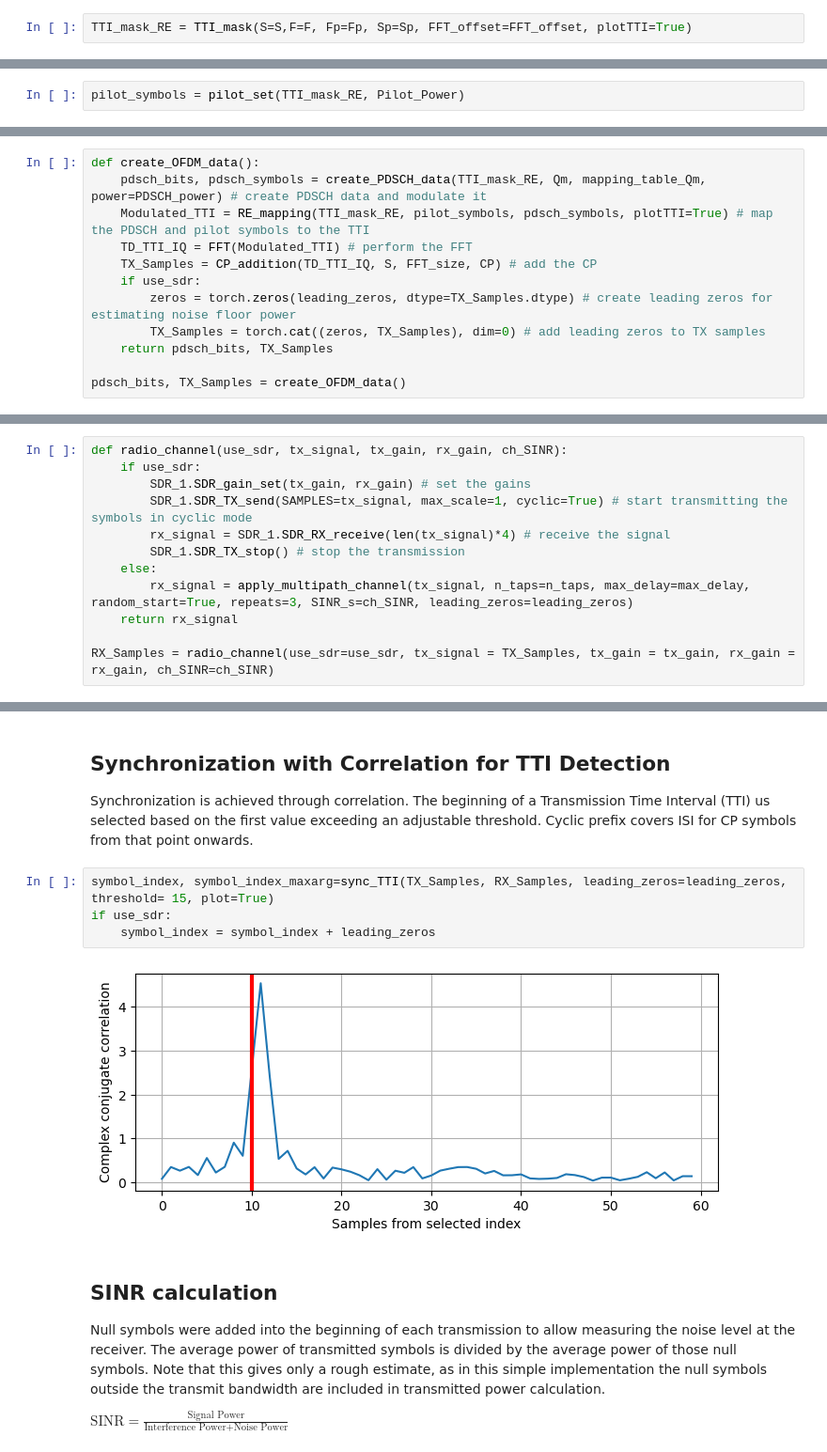
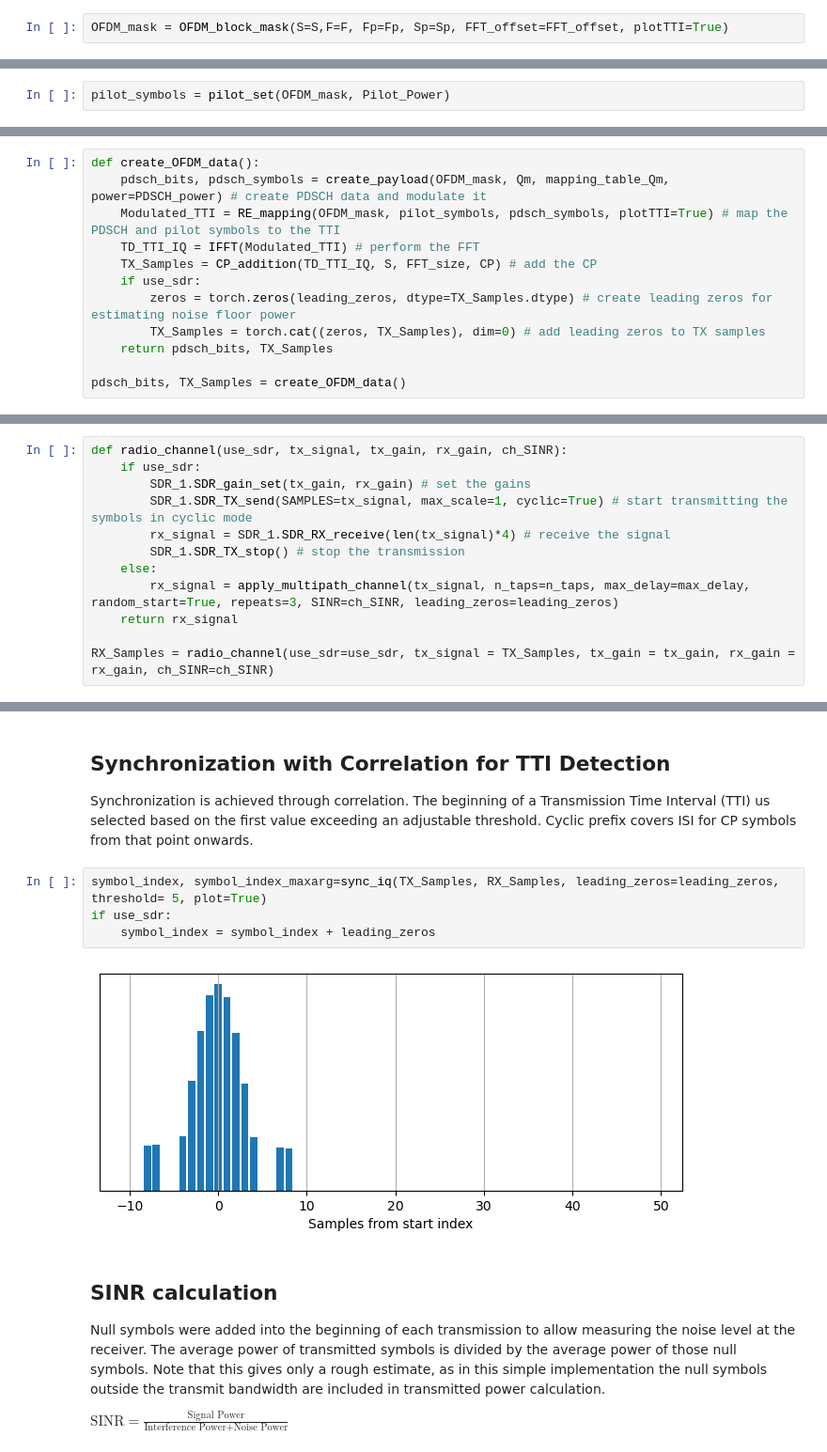
Before and after one commit to rikluost/ofdm-plutosdr-pytorch, a Jupyter notebook: 10-ofdm-example-func.ipynb, the cells around one changed output, grey strips where cells are left out. Shown at 94% size. Saved outputs shown, nothing was run; the diff lists cells and outputs as text.

```diff
--- a/10-ofdm-example-func.ipynb
+++ b/10-ofdm-example-func.ipynb
@@ -82,5 +85,5 @@ A TTI mask represents the allocation of the complex symbols over a specific Tran
 - `1`: The PRB is PDSCH.
 - `2`: Pilot symbols
 # %%
-TTI_mask_RE = TTI_mask(S=S,F=F, Fp=Fp, Sp=Sp, FFT_offset=FFT_offset, plotTTI=True)
+OFDM_mask = OFDM_block_mask(S=S,F=F, Fp=Fp, Sp=Sp, FFT_offset=FFT_offset, plotTTI=True)
 # %% [output]
@@ -90,7 +93,7 @@ TTI_mask_RE = TTI_mask(S=S,F=F, Fp=Fp, Sp=Sp, FFT_offset=FFT_offset, plotTTI=Tru
 
 Pilot symbols are crucial in OFDM systems for reliable data transmission, aiding in channel estimation, synchronization, and error correction at the receiver. They are predefined, known symbols placed at specific intervals across the OFDM frame. Their known properties help the receiver in demodulating and decoding the received signal accurately.
 # %%
-pilot_symbols = pilot_set(TTI_mask_RE, Pilot_Power)
+pilot_symbols = pilot_set(OFDM_mask, Pilot_Power)
 # %% [markdown]
 ## Start the SDR
 
@@ -107,9 +109,9 @@ if use_sdr:
 Here a single data stream is created, modulated, FFT is applied, and cyclic prefix is added.
 # %%
 def create_OFDM_data():
-    pdsch_bits, pdsch_symbols = create_PDSCH_data(TTI_mask_RE, Qm, mapping_table_Qm, power=PDSCH_power) # create PDSCH data and modulate it
-    Modulated_TTI = RE_mapping(TTI_mask_RE, pilot_symbols, pdsch_symbols, plotTTI=True) # map the PDSCH and pilot symbols to the TTI
-    TD_TTI_IQ = FFT(Modulated_TTI) # perform the FFT
+    pdsch_bits, pdsch_symbols = create_payload(OFDM_mask, Qm, mapping_table_Qm, power=PDSCH_power) # create PDSCH data and modulate it
+    Modulated_TTI = RE_mapping(OFDM_mask, pilot_symbols, pdsch_symbols, plotTTI=True) # map the PDSCH and pilot symbols to the TTI
+    TD_TTI_IQ = IFFT(Modulated_TTI) # perform the FFT
     TX_Samples = CP_addition(TD_TTI_IQ, S, FFT_size, CP) # add the CP
     if use_sdr:
         zeros = torch.zeros(leading_zeros, dtype=TX_Samples.dtype) # create leading zeros for estimating noise floor power
@@ -129,7 +131,7 @@ def radio_channel(use_sdr, tx_signal, tx_gain, rx_gain, ch_SINR):
         rx_signal = SDR_1.SDR_RX_receive(len(tx_signal)*4) # receive the signal
         SDR_1.SDR_TX_stop() # stop the transmission
     else:
-        rx_signal = apply_multipath_channel(tx_signal, n_taps=n_taps, max_delay=max_delay, random_start=True, repeats=3, SINR_s=ch_SINR, leading_zeros=leading_zeros)
+        rx_signal = apply_multipath_channel(tx_signal, n_taps=n_taps, max_delay=max_delay, random_start=True, repeats=3, SINR=ch_SINR, leading_zeros=leading_zeros)
     return rx_signal
 
 RX_Samples = radio_channel(use_sdr=use_sdr, tx_signal = TX_Samples, tx_gain = tx_gain, rx_gain = rx_gain, ch_SINR=ch_SINR)
@@ -148,11 +150,11 @@ PSD_plot(RX_Samples, SampleRate, SDR_TX_Frequency, 'RX')
 
 Synchronization is achieved through correlation. The beginning of a Transmission Time Interval (TTI) us selected based on the first value exceeding an adjustable threshold. Cyclic prefix covers ISI for CP symbols from that point onwards.
 # %%
-symbol_index, symbol_index_maxarg=sync_TTI(TX_Samples, RX_Samples, leading_zeros=leading_zeros, threshold= 15, plot=True)
+symbol_index, symbol_index_maxarg=sync_iq(TX_Samples, RX_Samples, leading_zeros=leading_zeros, threshold= 5, plot=True)
 if use_sdr:
     symbol_index = symbol_index + leading_zeros
 # %% [output]
-[figure, old version]
+[figure, new version]
 # %% [markdown]
 ## SINR calculation
 
```
Also changed, not shown: parts of 16 cells of this notebook, 57 other files.
